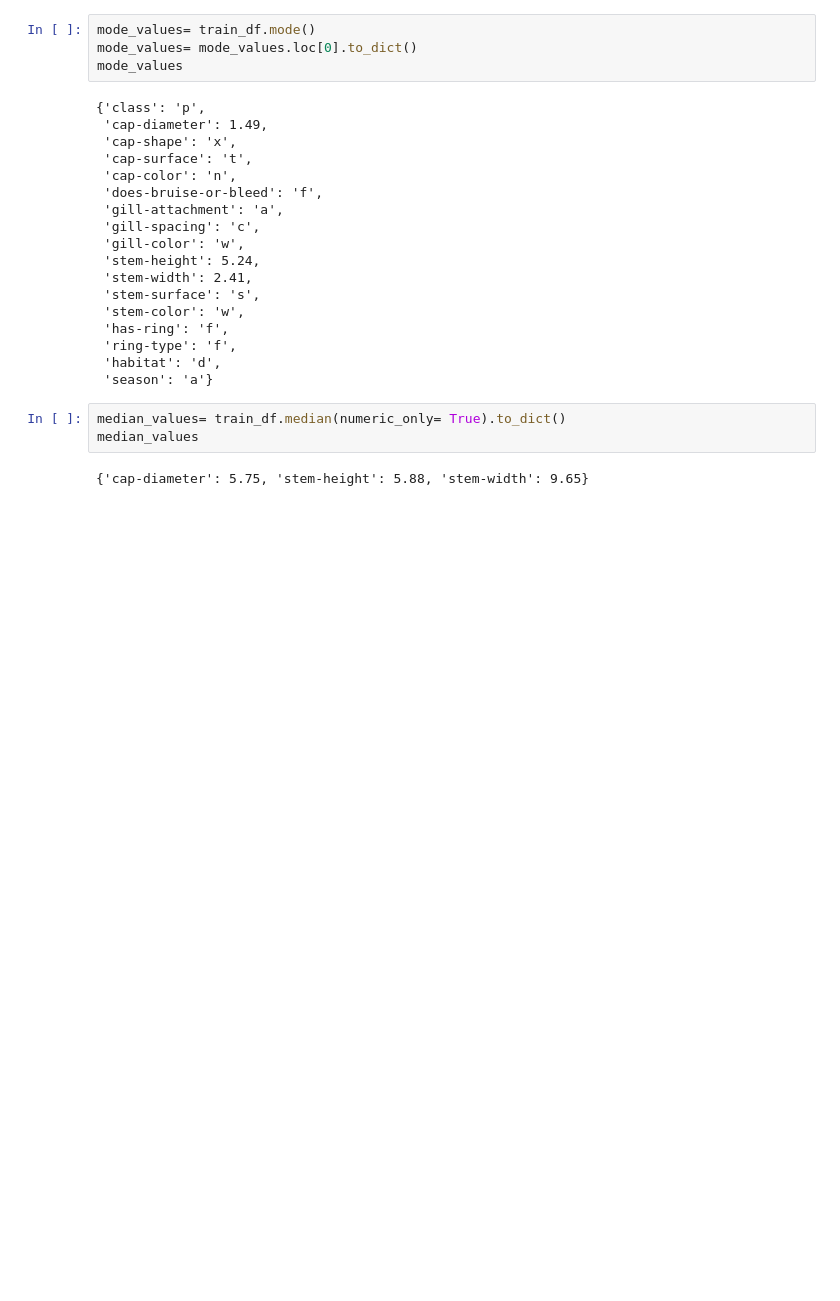
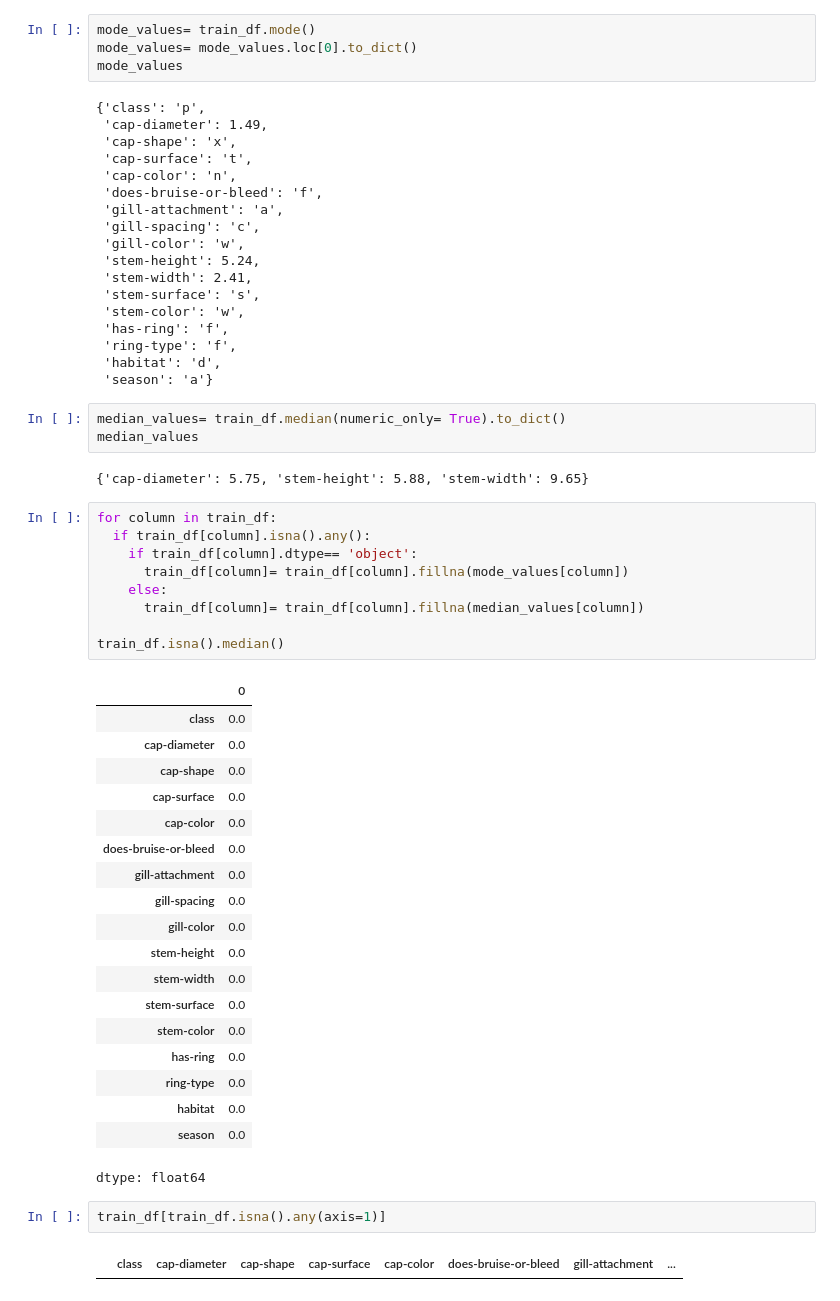
Before and after one commit to HoseinNekouei/PyTorch_Binary-Prediction-of-Poisonous-Mushrooms, a Jupyter notebook: Torch_binary_prediction_MLP.ipynb, the cells around one changed output. Drawn from its saved outputs; the diff is of its cells as text; blank space fills up the shorter version.

Commit message:
Manage NaN values for both categorical and numerical data.

```diff
--- a/Torch_binary_prediction_MLP.ipynb
+++ b/Torch_binary_prediction_MLP.ipynb
@@ -146,3 +163,36 @@ median_values= train_df.median(numeric_only= True).to_dict()
 median_values
 # %% [output]
 {'cap-diameter': 5.75, 'stem-height': 5.88, 'stem-width': 9.65}
+# %%
+for column in train_df:
+  if train_df[column].isna().any():
+    if train_df[column].dtype== 'object':
+      train_df[column]= train_df[column].fillna(mode_values[column])
+    else:
+      train_df[column]= train_df[column].fillna(median_values[column])
+
+train_df.isna().median()
+# %% [output]
+|  | 0 |
+| class | 0.0 |
+| cap-diameter | 0.0 |
+| cap-shape | 0.0 |
+| cap-surface | 0.0 |
+| cap-color | 0.0 |
+| does-bruise-or-bleed | 0.0 |
+| gill-attachment | 0.0 |
+| gill-spacing | 0.0 |
+| gill-color | 0.0 |
+| stem-height | 0.0 |
+| stem-width | 0.0 |
+| stem-surface | 0.0 |
+| stem-color | 0.0 |
+| has-ring | 0.0 |
+| ring-type | 0.0 |
+| habitat | 0.0 |
+| season | 0.0 |
+dtype: float64
+# %%
+train_df[train_df.isna().any(axis=1)]
+# %% [output]
+|  | class | cap-diameter | cap-shape | cap-surface | cap-color | does-bruise-or-bleed | gill-attachment | ... |
```
Also changed, not shown: parts of 2 cells of this notebook.
